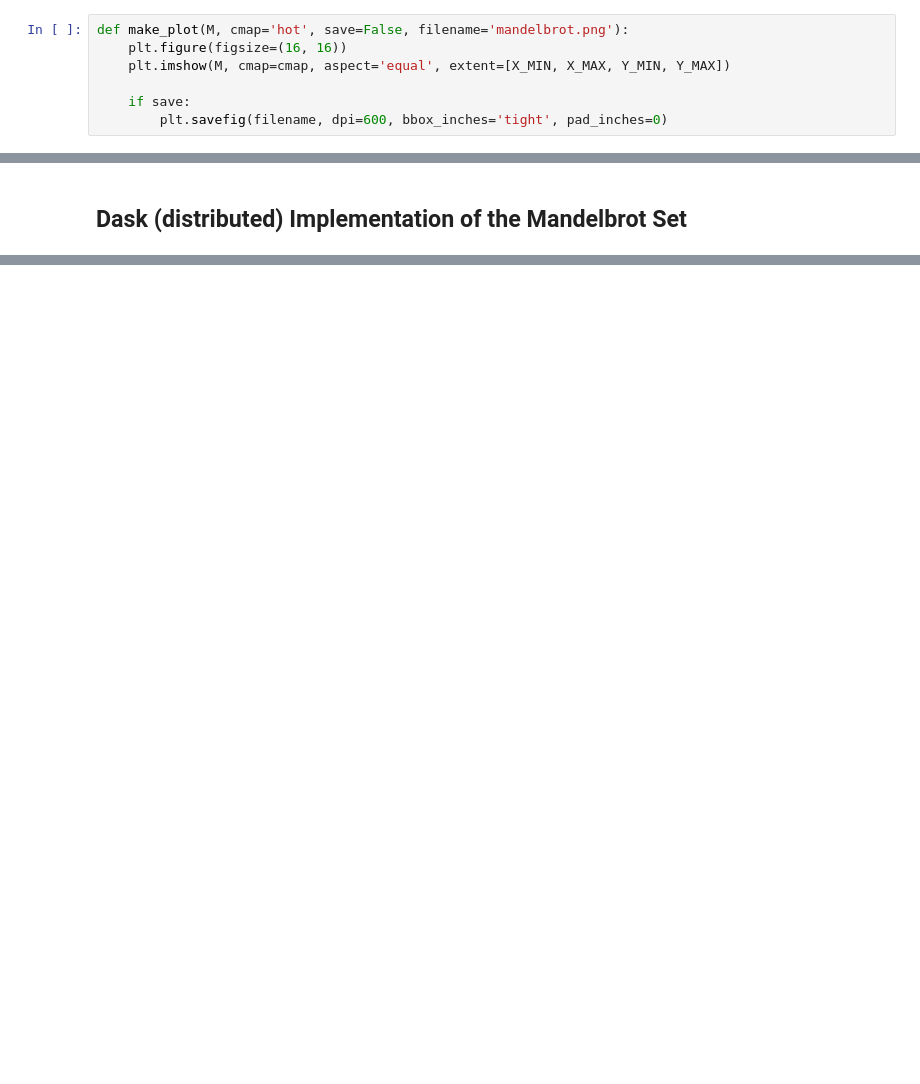
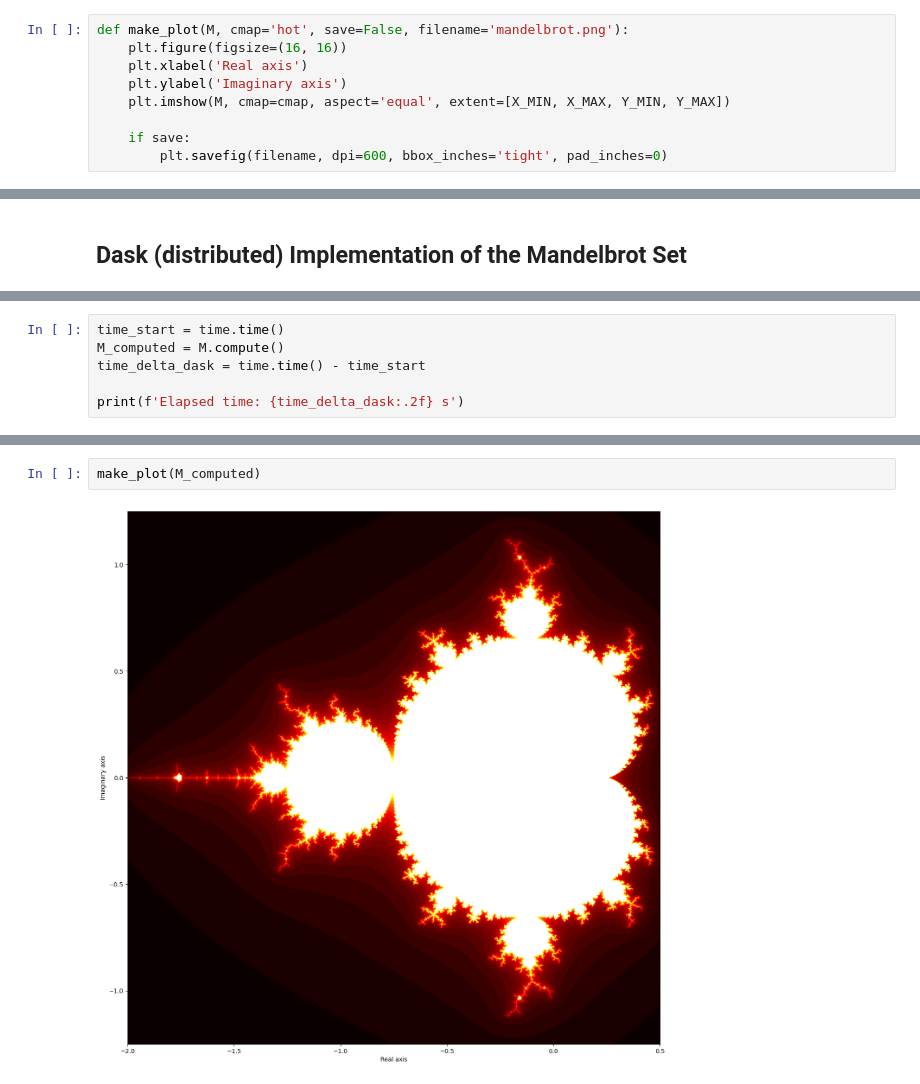
Before and after one commit to tallosim/aau-numerical-scientific-computing, a Jupyter notebook: mini-project/stage-2/mandelbrot-stage-2.ipynb, the cells around one changed output, grey strips where cells are left out. Saved outputs shown, nothing was run; the diff lists cells and outputs as text; blank space fills up the shorter version.

```diff
--- a/mini-project/stage-2/mandelbrot-stage-2.ipynb
+++ b/mini-project/stage-2/mandelbrot-stage-2.ipynb
@@ -38,6 +40,8 @@ np.seterr(all='ignore')
 # %%
 def make_plot(M, cmap='hot', save=False, filename='mandelbrot.png'):
     plt.figure(figsize=(16, 16))
+    plt.xlabel('Real axis')
+    plt.ylabel('Imaginary axis')
     plt.imshow(M, cmap=cmap, aspect='equal', extent=[X_MIN, X_MAX, Y_MIN, Y_MAX])
 
     if save:
@@ -212,0 +253,6 @@ plt.show()
+# %%
+time_start = time.time()
+M_computed = M.compute()
+time_delta_dask = time.time() - time_start
+
+print(f'Elapsed time: {time_delta_dask:.2f} s')
@@ -212,0 +261,4 @@ plt.show()
+# %%
+make_plot(M_computed)
+# %% [output]
+[figure, added]
```
Also changed, not shown: parts of 11 cells of this notebook, 1 other file.
